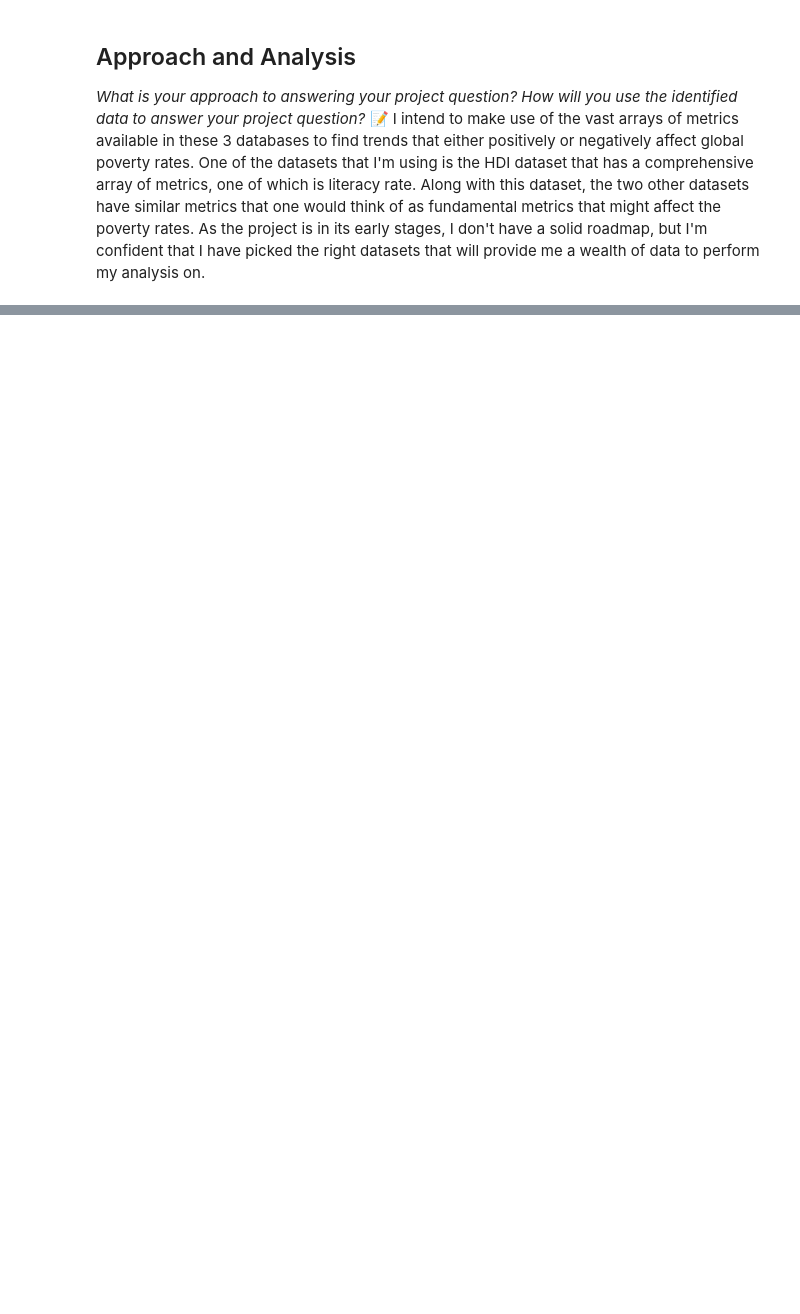
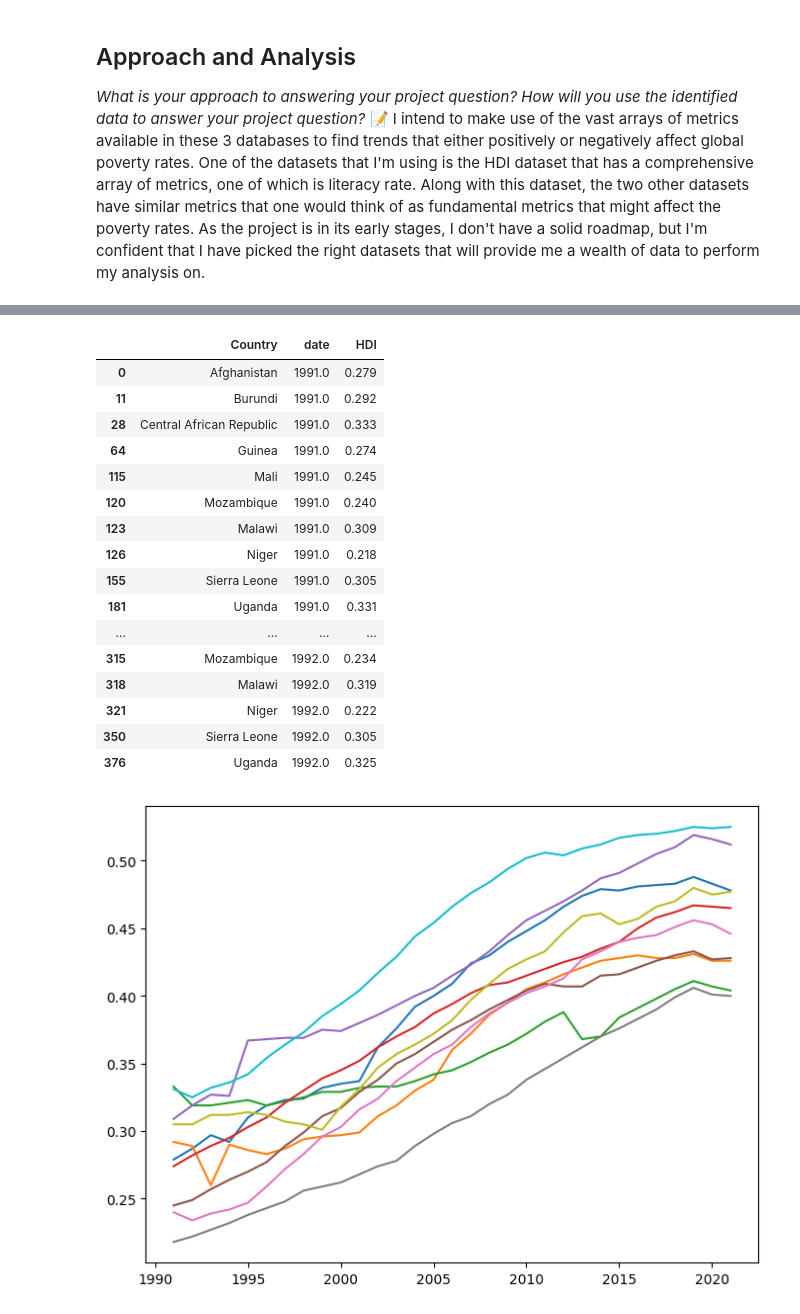
Before and after one commit to IT4063C-Fall24/final-project-Anusk167, a Jupyter notebook: source.ipynb, the cells around one changed output, grey strips where cells are left out. Drawn from its saved outputs; the diff is of its cells as text; code cells hidden in the pictures; blank space fills up the shorter version.

```diff
--- a/source.ipynb
+++ b/source.ipynb
@@ -64,0 +236,33 @@ I intend to make use of the vast arrays of metrics available in these 3 database
+# %%
+# Comparing the last figure with HDI trend overtime for the countries with the top 10 countries with the least HDI values in 1991, we can see
+# that the trend is positive as well. This shows that HDI is increasing in a global scale.
+hdi_below_average = hdi[(hdi['date'] == 1991)]
+hdi_below_average = hdi_below_average[(hdi_below_average['HDI'] <= hdi_below_average['HDI'].mean())].sort_values(by='HDI').head(10)
+
+plt.figure(figsize=(8, 6))
+hdi_below_average = hdi[hdi['Country'].isin(hdi_below_average['Country'])]
+display(hdi_below_average.head(20))
+
+for country, group_data in hdi_below_average.groupby('Country'):
+    plt.plot(group_data['date'], group_data['HDI'], label=country)
+
+plt.show()
+# %% [output]
+|  | Country | date | HDI |
+| 0 | Afghanistan | 1991.0 | 0.279 |
+| 11 | Burundi | 1991.0 | 0.292 |
+| 28 | Central African Republic | 1991.0 | 0.333 |
+| 64 | Guinea | 1991.0 | 0.274 |
+| 115 | Mali | 1991.0 | 0.245 |
+| 120 | Mozambique | 1991.0 | 0.240 |
+| 123 | Malawi | 1991.0 | 0.309 |
+| 126 | Niger | 1991.0 | 0.218 |
+| 155 | Sierra Leone | 1991.0 | 0.305 |
+| 181 | Uganda | 1991.0 | 0.331 |
+| ... | ... | ... | ... |
+| 315 | Mozambique | 1992.0 | 0.234 |
+| 318 | Malawi | 1992.0 | 0.319 |
+| 321 | Niger | 1992.0 | 0.222 |
+| 350 | Sierra Leone | 1992.0 | 0.305 |
+| 376 | Uganda | 1992.0 | 0.325 |
+[figure, added]
```
Also changed, not shown: parts of 11 cells of this notebook, 3 other files.
